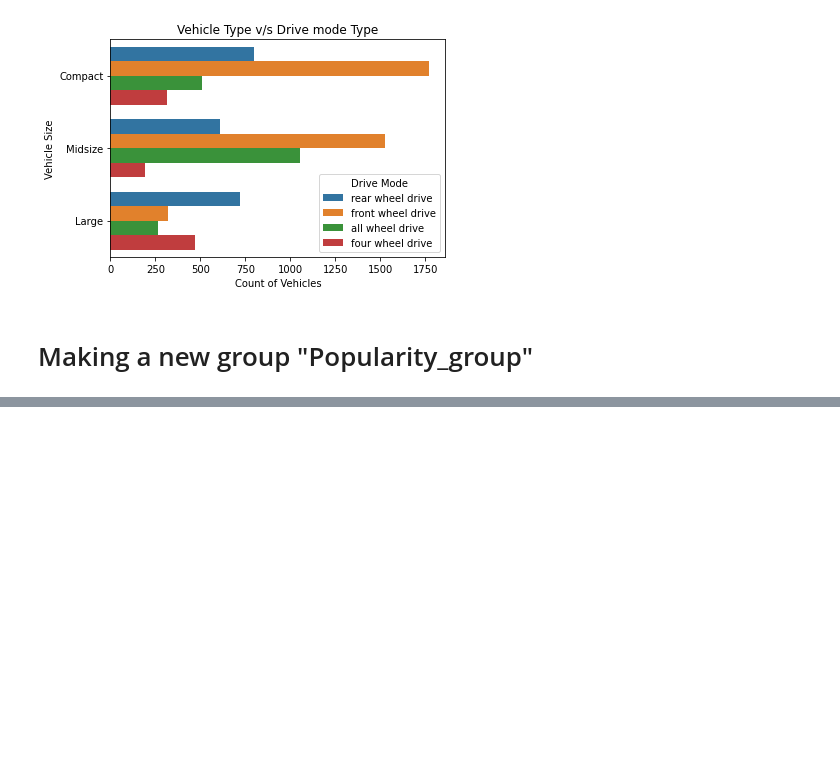
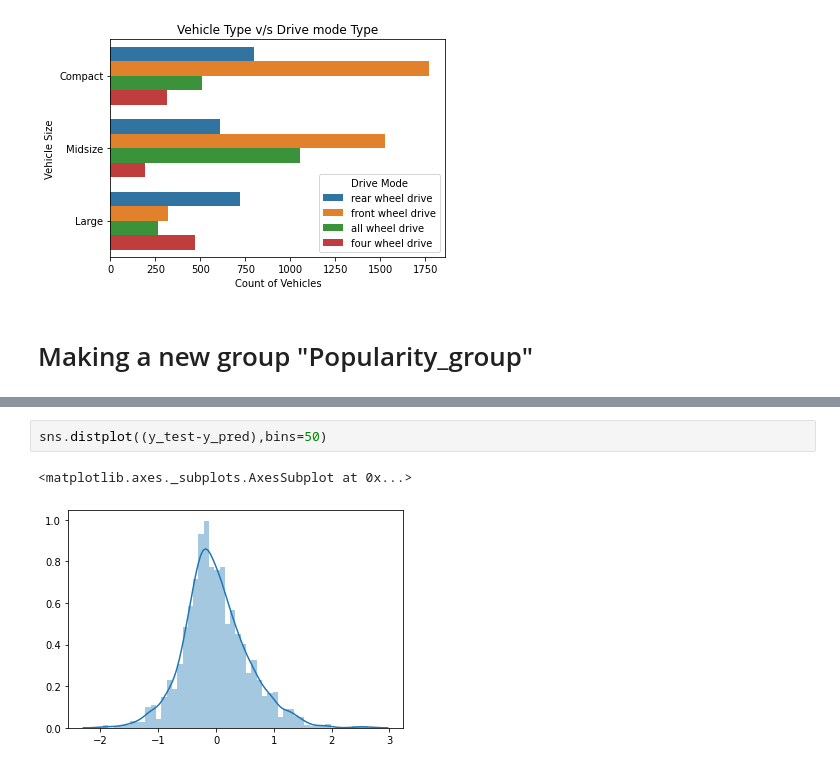
Before and after one commit to anifmohammad/MLinternshipproject, a Jupyter notebook: exploratory_data_analysis_of_car_features.ipynb, the cells around one changed output, grey strips where cells are left out. Cells and saved outputs as stored; diff of their text form; blank space fills up the shorter version.

```diff
--- a/exploratory_data_analysis_of_car_features.ipynb
+++ b/exploratory_data_analysis_of_car_features.ipynb
@@ -313,0 +340,5 @@ plt.xlabel('Popularity group');
+# %%
+sns.distplot((y_test-y_pred),bins=50)
+# %% [output]
+<matplotlib.axes._subplots.AxesSubplot at 0x...>
+[figure, added]
```
Also changed, not shown: parts of 24 cells of this notebook.
